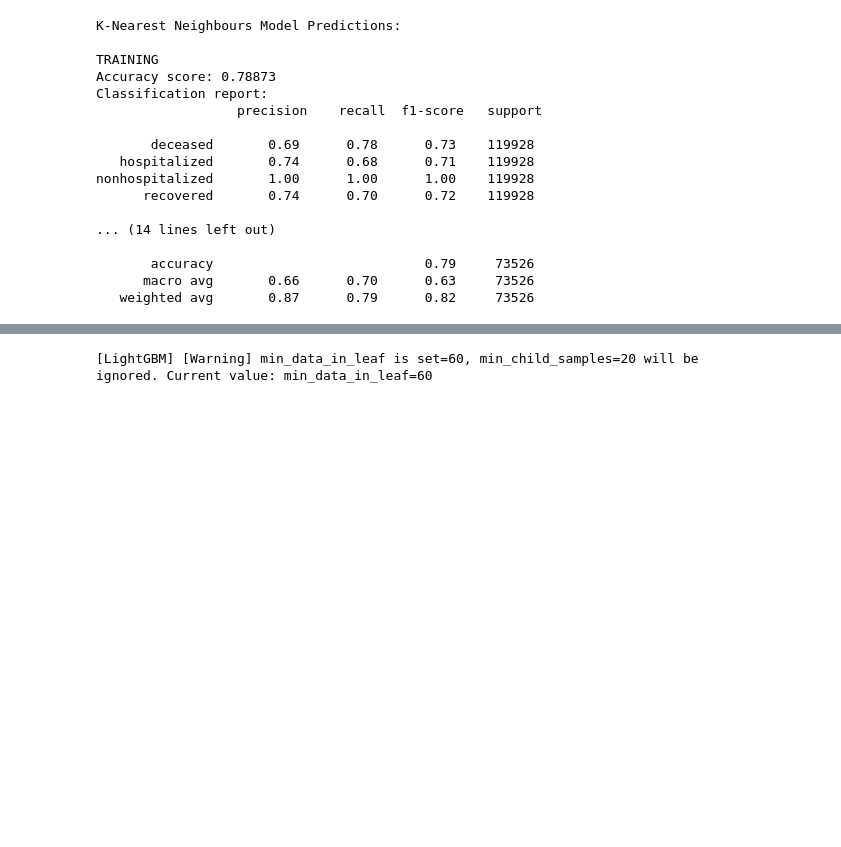
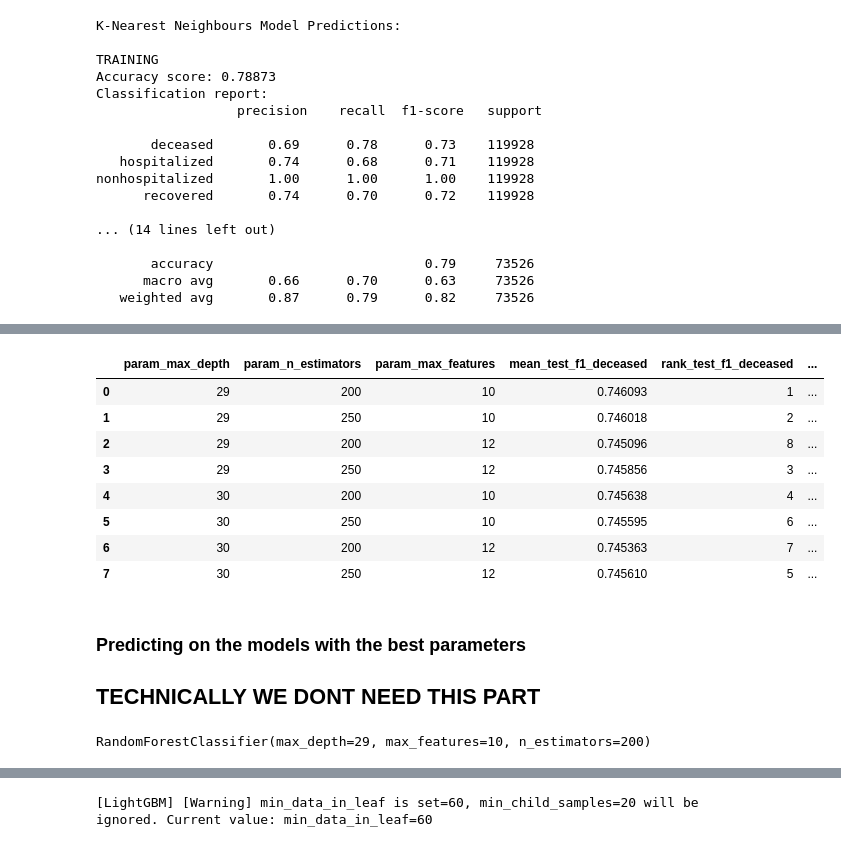
Before and after one commit to a-sani/COVID-19, a Jupyter notebook: milestone3/src/main.ipynb, the cells around one changed output, grey strips where cells are left out. Saved outputs shown, nothing was run; the diff lists cells and outputs as text; code cells hidden in the pictures; blank space fills up the shorter version.

```diff
--- a/milestone3/src/main.ipynb
+++ b/milestone3/src/main.ipynb
@@ -73,4 +125,4 @@ Name: outcome, dtype: int64
 # %%
-knn = KNeighborsClassifier(n_neighbors = 9, weights = 'distance')
-knn.fit(training_data, training_truth)
+best_knn = KNeighborsClassifier(n_neighbors = 30, weights = 'distance', metric = 'euclidean')
+best_knn.fit(training_data, training_truth)
 # %% [output]
@@ -130,0 +194,7 @@ def calc_deceasedF1(truth, prediction):
+# %%
+#RF parameter grid
+rf_param_grid = {
+        'max_depth': [29, 30],
+        'n_estimators': [200, 250],
+        'max_features': [10, 12]
+        }
@@ -130,0 +214,25 @@ def calc_deceasedF1(truth, prediction):
+# %%
+rf_results = pd.DataFrame(rf_grid_search.cv_results_)[['param_max_depth', 'param_n_estimators', 'param_max_features', 'mean_test_f1_deceased', 'rank_test_f1_deceased', 'mean_test_recall_deceased', 'mean_test_overall_accuracy', 'mean_test_overall_recall']]
+# %%
+rf_results.to_csv('../results/smote_rf.csv')
+rf_results
+# %% [output]
+|  | param_max_depth | param_n_estimators | param_max_features | mean_test_f1_deceased | rank_test_f1_deceased | ... |
+| 0 | 29 | 200 | 10 | 0.746093 | 1 | ... |
+| 1 | 29 | 250 | 10 | 0.746018 | 2 | ... |
+| 2 | 29 | 200 | 12 | 0.745096 | 8 | ... |
+| 3 | 29 | 250 | 12 | 0.745856 | 3 | ... |
+| 4 | 30 | 200 | 10 | 0.745638 | 4 | ... |
+| 5 | 30 | 250 | 10 | 0.745595 | 6 | ... |
+| 6 | 30 | 200 | 12 | 0.745363 | 7 | ... |
+| 7 | 30 | 250 | 12 | 0.745610 | 5 | ... |
+# %% [markdown]
+### Predicting on the models with the best parameters
+## TECHNICALLY WE DONT NEED THIS PART
+# %%
+# Fit the model on the training dataset
+best_rf = RandomForestClassifier(max_depth=29, n_estimators=200, max_features=10)
+#fit_params={'feature_name': 'auto', 'categorical_feature': 'auto'}
+best_rf.fit(training_data, training_truth)
+# %% [output]
+RandomForestClassifier(max_depth=29, max_features=10, n_estimators=200)
```
Also changed, not shown: parts of 42 cells of this notebook, 4 other files.
